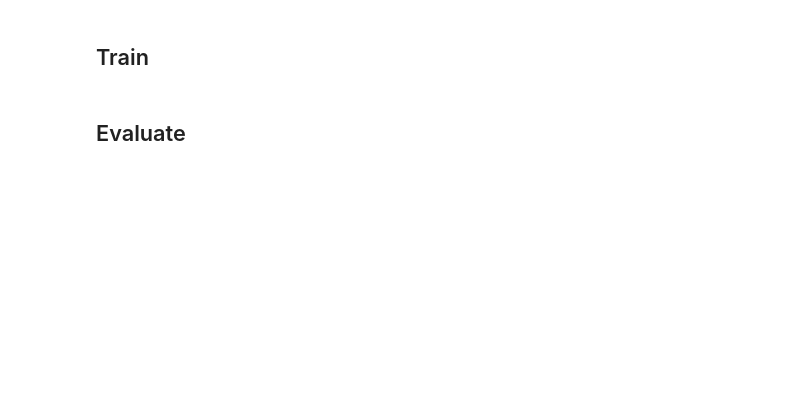
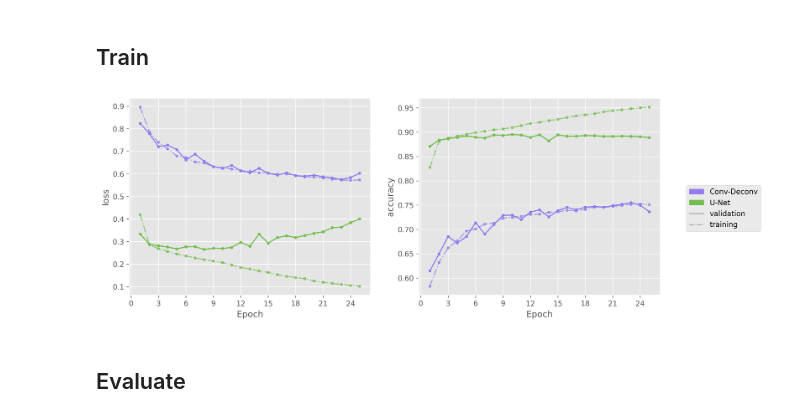
Before and after one commit to ArthurFDLR/pet-image-segmentation, a Jupyter notebook: pet-image-segmentation.ipynb, the cells around one changed output. Cells and saved outputs as stored; diff of their text form; code cells hidden in the pictures; blank space fills up the shorter version.

```diff
--- a/pet-image-segmentation.ipynb
+++ b/pet-image-segmentation.ipynb
@@ -38,10 +42,10 @@ def get_models_history(histories):
     "#eb5e52"]
     handles = []
     for (model_name, history), color in zip(histories.items(), colors_graph):
-        axs[0].plot(history.history['loss'], c=color, ls='-.', alpha=.7, marker='o', ms=3)
-        axs[0].plot(history.history['val_loss'], label=model_name, c=color, marker='o', ms=3)
-        axs[1].plot(history.history['accuracy'], c=color, ls='-.', alpha=.7, marker='o', ms=3)
-        axs[1].plot(history.history['val_accuracy'], label=model_name, c=color, marker='o', ms=3)
+        axs[0].plot(range(1, len(history.history['loss'])+1), history.history['loss'], c=color, ls='-.', alpha=.7, marker='o', ms=3)
+        axs[0].plot(range(1, len(history.history['val_loss'])+1), history.history['val_loss'], label=model_name, c=color, marker='o', ms=3)
+        axs[1].plot(range(1, len(history.history['accuracy'])+1), history.history['accuracy'], c=color, ls='-.', alpha=.7, marker='o', ms=3)
+        axs[1].plot(range(1, len(history.history['val_accuracy'])+1), history.history['val_accuracy'], label=model_name, c=color, marker='o', ms=3)
         handles.append(mpatches.Patch(color=color, label=model_name))
     for ax in axs:
         ax.set_xlabel('Epoch')
@@ -288,27 +234,45 @@ UNet_model.summary()
 # %% [markdown]
 ## Train
 # %%
+EPOCHS = 25
+VAL_SUBSPLITS = 5
+VALIDATION_STEPS = info.splits['test'].num_examples//BATCH_SIZE//VAL_SUBSPLITS
+
 training_histories = {}
 # %%
-EPOCHS = 5
-VAL_SUBSPLITS = 5
-VALIDATION_STEPS = info.splits['test'].num_examples//BATCH_SIZE//VAL_SUBSPLITS
+name = 'Conv-Deconv'
+weights_path = ".\weights\{}.h5".format(name)
+checkpointer = tf.keras.callbacks.ModelCheckpoint(filepath=weights_path, verbose=0, save_best_only=True)
 
 basic_model.compile(optimizer='adam',
               loss=tf.keras.losses.SparseCategoricalCrossentropy(from_logits=True),
               metrics=['accuracy'])
-training_histories['Basic model'] = basic_model.fit(train_dataset, epochs=EPOCHS,
+training_histories[name] = basic_model.fit(train_dataset, epochs=EPOCHS,
                           steps_per_epoch=STEPS_PER_EPOCH,
                           validation_steps=VALIDATION_STEPS,
-                          validation_data=test_dataset)
+                          validation_data=test_dataset,
+                          shuffle=True,
+                          callbacks=[checkpointer],
+                          verbose=0)
 # %%
+name = 'U-Net'
+weights_path = ".\weights\{}.h5".format(name)
+checkpointer = tf.keras.callbacks.ModelCheckpoint(filepath=weights_path, verbose=0, save_best_only=True)
+
 UNet_model.compile(optimizer='adam',
               loss=tf.keras.losses.SparseCategoricalCrossentropy(from_logits=True),
               metrics=['accuracy'])
-training_histories['Custom U-Net'] = UNet_model.fit(train_dataset, epochs=EPOCHS,
+training_histories[name] = UNet_model.fit(train_dataset, epochs=EPOCHS,
                           steps_per_epoch=STEPS_PER_EPOCH,
                           validation_steps=VALIDATION_STEPS,
-                          validation_data=test_dataset)
+                          validation_data=test_dataset,
+                          shuffle=True,
+                          callbacks=[checkpointer],
+                          verbose=0)
+# %%
+get_models_history(training_histories).show()
+# %% [output]
+[figure, added]
 # %% [markdown]
 ## Evaluate
 # %%
```
Also changed, not shown: parts of 19 cells of this notebook, 7 other files.
